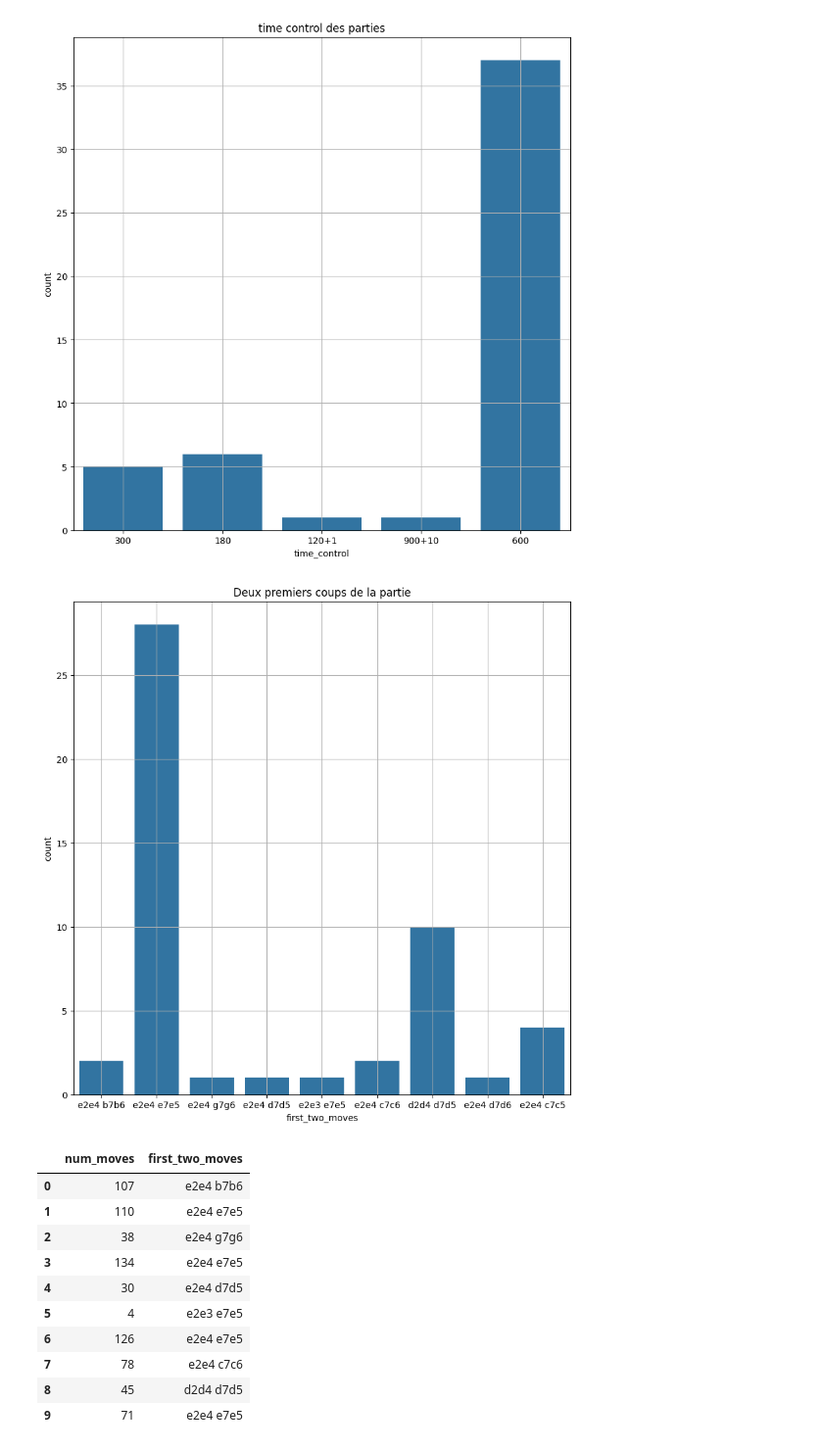
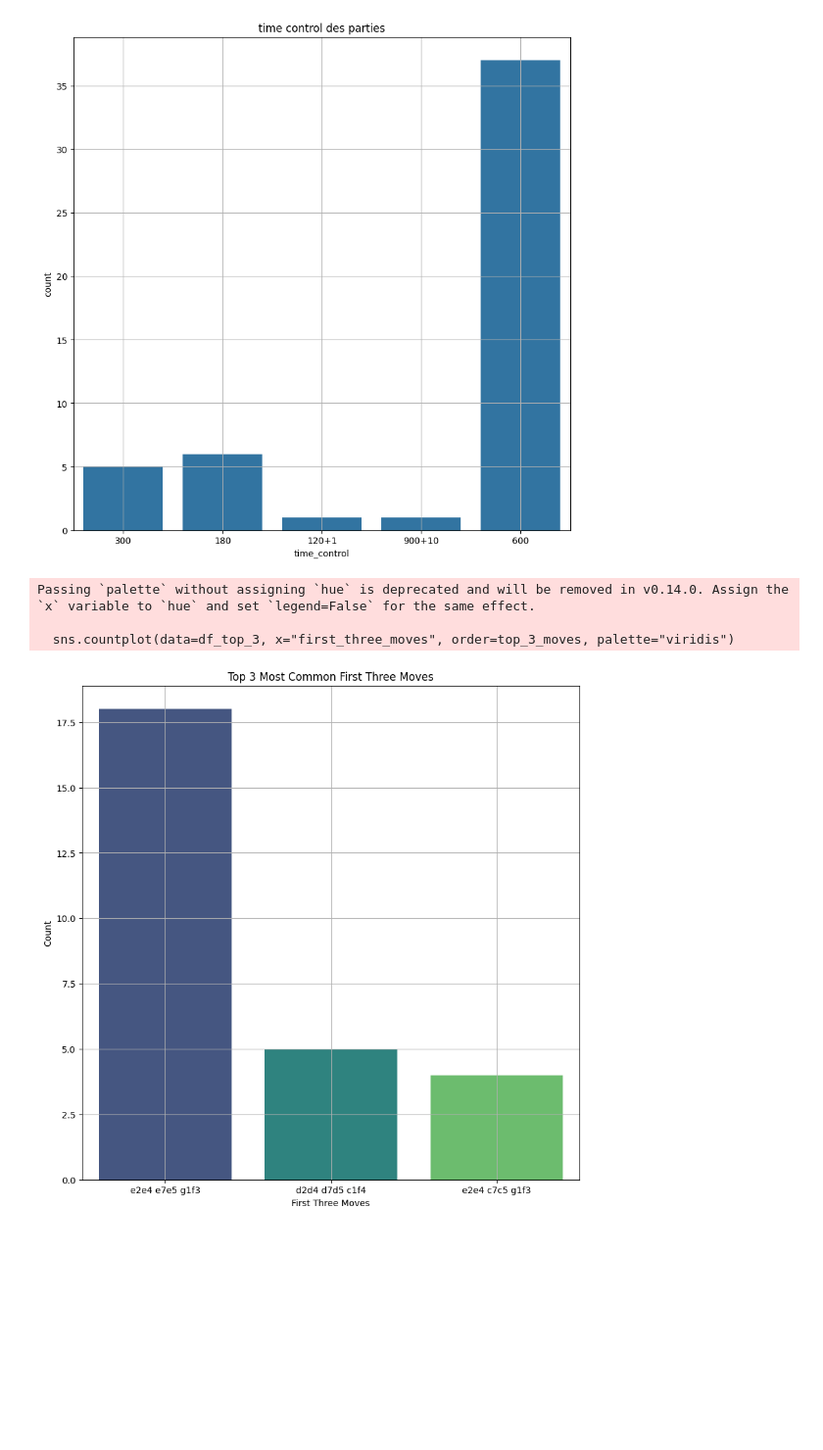
Before and after one commit to gabriel04100/chessdb, a Jupyter notebook: visualisation.ipynb, the cells around one changed output. Shown at 98% size. Cells and saved outputs as stored; diff of their text form; code cells hidden in the pictures; blank space fills up the shorter version.

```diff
--- a/visualisation.ipynb
+++ b/visualisation.ipynb
@@ -40,5 +40,27 @@ df.head()
 | 2 | 2024-02-13 | 2024-02-13 | gabrielpizzo | ahepburn94 | 0-1 | 1098 | 1067 | 300 | ... |
 | 3 | 2024-02-13 | 2024-02-13 | krascko | gabrielpizzo | 0-1 | 1074 | 1024 | 300 | ... |
 | 4 | 2024-02-13 | 2024-02-13 | gabrielpizzo | GrosJoLav | 0-1 | 1035 | 1065 | 300 | ... |
+# %%
+def parse_moves(moves):
+    move_list = moves.split()
+    num_moves = len(move_list)
+    first_n_moves = ' '.join(move_list[:3]) if num_moves >= 3 else ''
+    return num_moves, first_n_moves
+
+# Column to indicate if gabrielpizzo won or drew the game
+def determine_result(row):
+    if row['white_player'] == "gabrielpizzo" and row['result'] == "1-0":
+        return "Win"
+    elif row['black_player'] == "gabrielpizzo" and row['result'] == "0-1":
+        return "Win"
+    elif row['result'] == "1/2-1/2":
+        return "Draw"
+    else:
+        return "Loss"
+
+df['gabrielpizzo_result'] = df.apply(determine_result, axis=1)
+
+# Column to indicate if gabrielpizzo played as white or black
+df['gabrielpizzo_color'] = df.apply(lambda row: 'White' if row['white_player'] == 'gabrielpizzo' else 'Black', axis=1)
 # %%
-df[['num_moves', 'first_two_moves']] = df['moves'].apply(parse_moves).apply(pd.Series)
+df[['num_moves', 'first_three_moves']] = df['moves'].apply(parse_moves).apply(pd.Series)
@@ -49,25 +80,24 @@ plt.title("time control des parties")
 plt.grid()
 # %% [output]
 [figure]
-# %%
-plt.figure(figsize=(10,10))
-sns.countplot(data=df,x="first_two_moves")
-plt.grid()
-plt.title("Deux premiers coups de la partie")
-plt.show()
-# %% [output]
-[figure, removed]
-# %%
-df[["num_moves","first_two_moves"]].head(10)
-# %% [output]
-|  | num_moves | first_two_moves |
-| 0 | 107 | e2e4 b7b6 |
-| 1 | 110 | e2e4 e7e5 |
-| 2 | 38 | e2e4 g7g6 |
-| 3 | 134 | e2e4 e7e5 |
-| 4 | 30 | e2e4 d7d5 |
-| 5 | 4 | e2e3 e7e5 |
-| 6 | 126 | e2e4 e7e5 |
-| 7 | 78 | e2e4 c7c6 |
-| 8 | 45 | d2d4 d7d5 |
-| 9 | 71 | e2e4 e7e5 |
+# %%
+df= df[df["time_control"]=='600']
+# %%
+top_3_moves = df['first_three_moves'].value_counts().nlargest(3).index
+
+# Filter the DataFrame to include only the top 3 most common first three moves
+df_top_3 = df[df['first_three_moves'].isin(top_3_moves)]
+
+# Set up the plot
+plt.figure(figsize=(10, 10))
+sns.countplot(data=df_top_3, x="first_three_moves", order=top_3_moves, palette="viridis")
+plt.grid()
+plt.title("Top 3 Most Common First Three Moves")
+plt.xlabel("First Three Moves")
+plt.ylabel("Count")
+plt.show()
+# %% [output]
+Passing `palette` without assigning `hue` is deprecated and will be removed in v0.14.0. Assign the `x` variable to `hue` and set `legend=False` for the same effect.
+
+  sns.countplot(data=df_top_3, x="first_three_moves", order=top_3_moves, palette="viridis")
+[figure, added]
```
Also changed, not shown: parts of 2 cells of this notebook, 1 other file.
